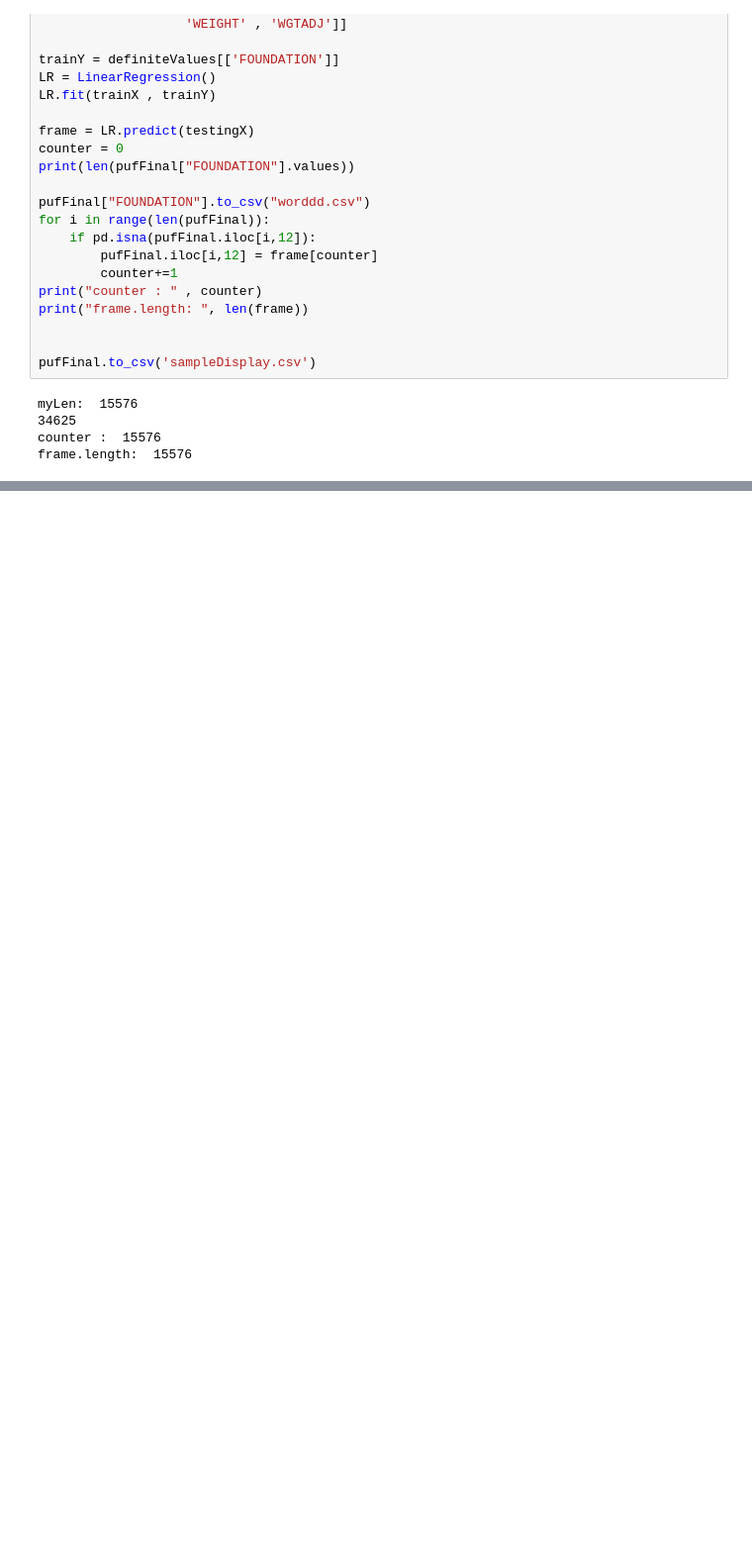
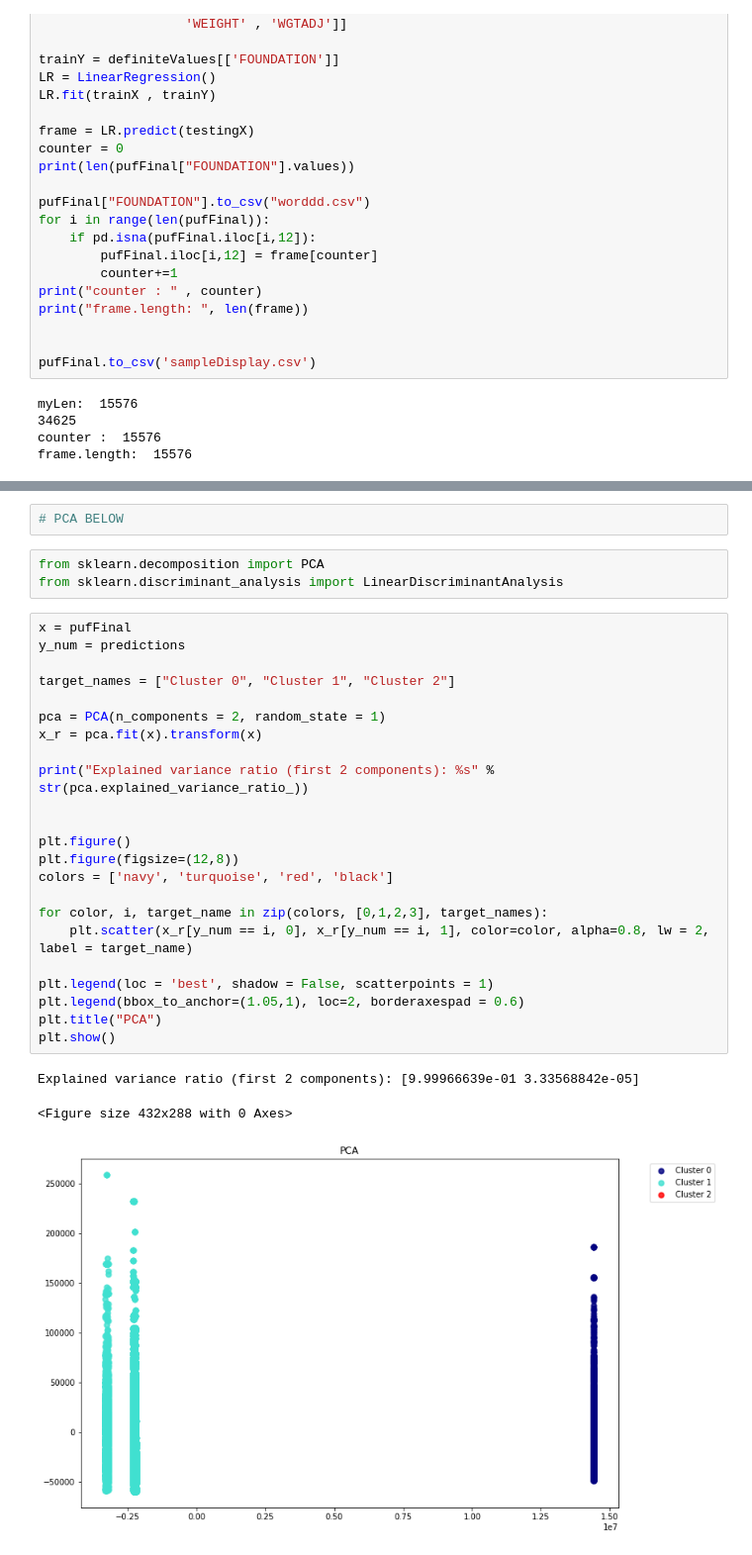
Before and after one commit to mverma40/MachineLearning4641B, a Jupyter notebook: MLHousingPrices.ipynb, the cells around one changed output, grey strips where cells are left out. Shown: that part at 99% size. Drawn from its saved outputs; the diff is of its cells as text; blank space fills up the shorter version.

```diff
--- a/MLHousingPrices.ipynb
+++ b/MLHousingPrices.ipynb
@@ -511,0 +555,32 @@ kmeans = KMeans(n_clusters=4, random_state=0).fit(tester)
+# %%
+# PCA BELOW
+# %%
+from sklearn.decomposition import PCA
+from sklearn.discriminant_analysis import LinearDiscriminantAnalysis
+# %%
+x = pufFinal
+y_num = predictions
+
+target_names = ["Cluster 0", "Cluster 1", "Cluster 2"]
+
+pca = PCA(n_components = 2, random_state = 1)
+x_r = pca.fit(x).transform(x)
+
+print("Explained variance ratio (first 2 components): %s" % str(pca.explained_variance_ratio_))
+
+
+plt.figure()
+plt.figure(figsize=(12,8))
+colors = ['navy', 'turquoise', 'red', 'black']
+
+for color, i, target_name in zip(colors, [0,1,2,3], target_names):
+    plt.scatter(x_r[y_num == i, 0], x_r[y_num == i, 1], color=color, alpha=0.8, lw = 2, label = target_name)
+
+plt.legend(loc = 'best', shadow = False, scatterpoints = 1)
+plt.legend(bbox_to_anchor=(1.05,1), loc=2, borderaxespad = 0.6)
+plt.title("PCA")
+plt.show()
+# %% [output]
+Explained variance ratio (first 2 components): [9.99966639e-01 3.33568842e-05]
+<Figure size 432x288 with 0 Axes>
+[figure, added]
```
Also changed, not shown: parts of 15 cells of this notebook.
